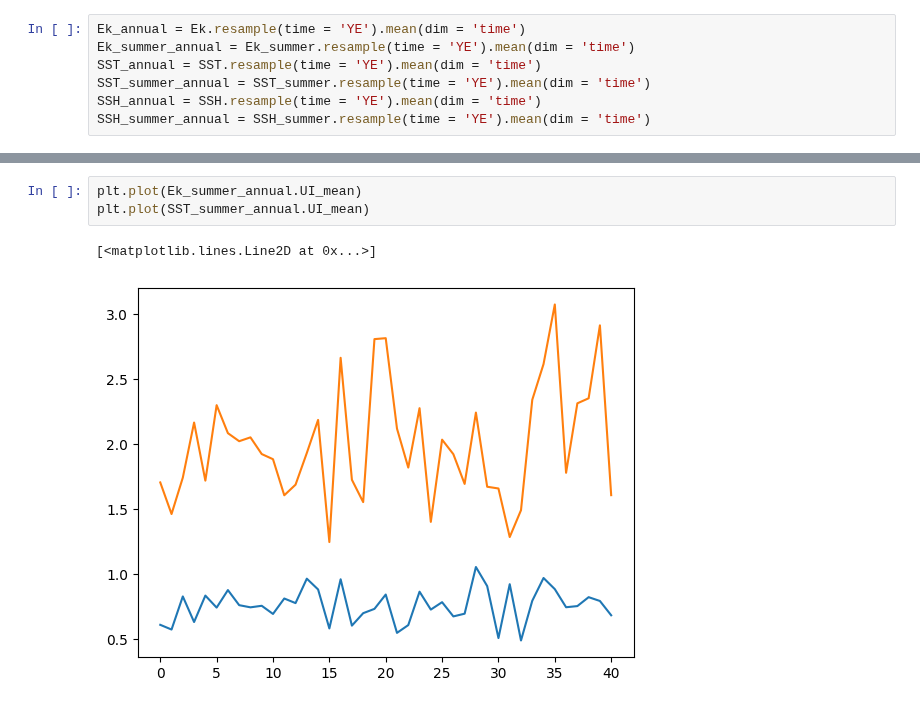
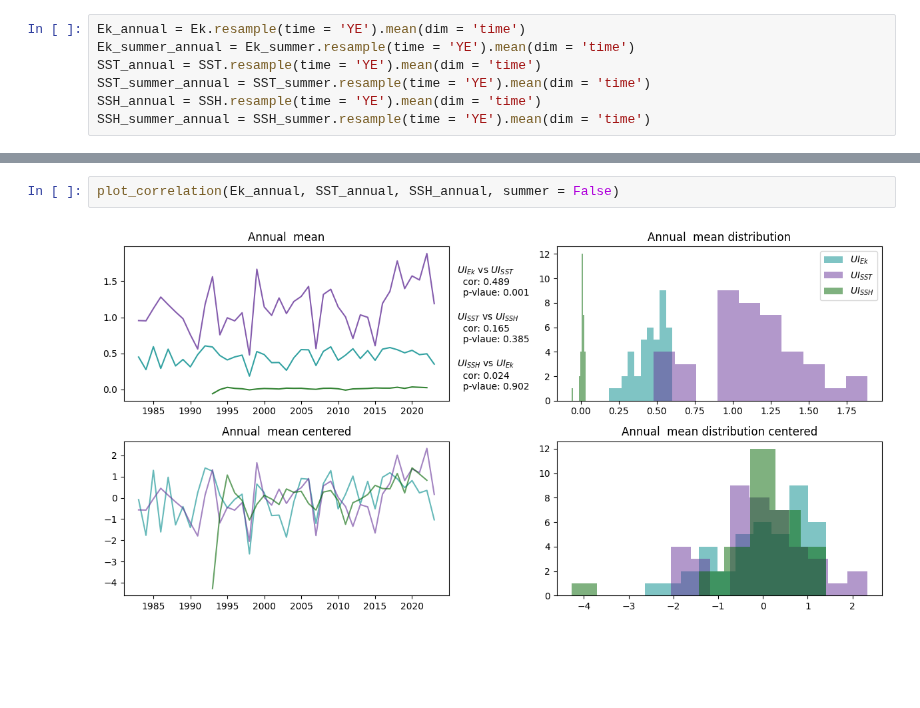
Before and after one commit to Marie-Louise-Korte/Iberian_Coast_Upwelling, a Jupyter notebook: Analyse_UIs_correlation.ipynb, the cells around one changed output, grey strips where cells are left out. Drawn from its saved outputs; the diff is of its cells as text; blank space fills up the shorter version.

Commit message:
plot annual correlation, other correlation with week delay, with lat

```diff
--- a/Analyse_UIs_correlation.ipynb
+++ b/Analyse_UIs_correlation.ipynb
@@ -118,6 +144,4 @@ ax4.hist(y, color = 'darkgreen', alpha = 0.5)
-# %%
-plt.plot(Ek_summer_annual.UI_mean)
-plt.plot(SST_summer_annual.UI_mean)
-# %% [output]
-[<matplotlib.lines.Line2D at 0x...>]
-[figure, removed]
+# %%
+plot_correlation(Ek_annual, SST_annual, SSH_annual, summer = False)
+# %% [output]
+[figure, added]
```
Also changed, not shown: parts of 18 cells of this notebook.
